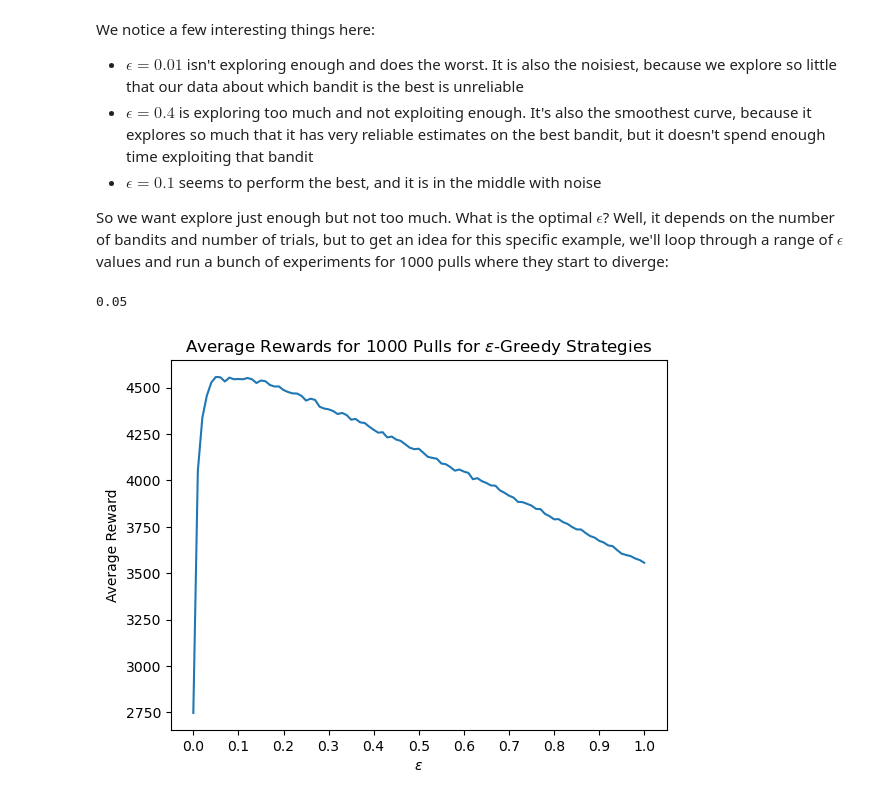
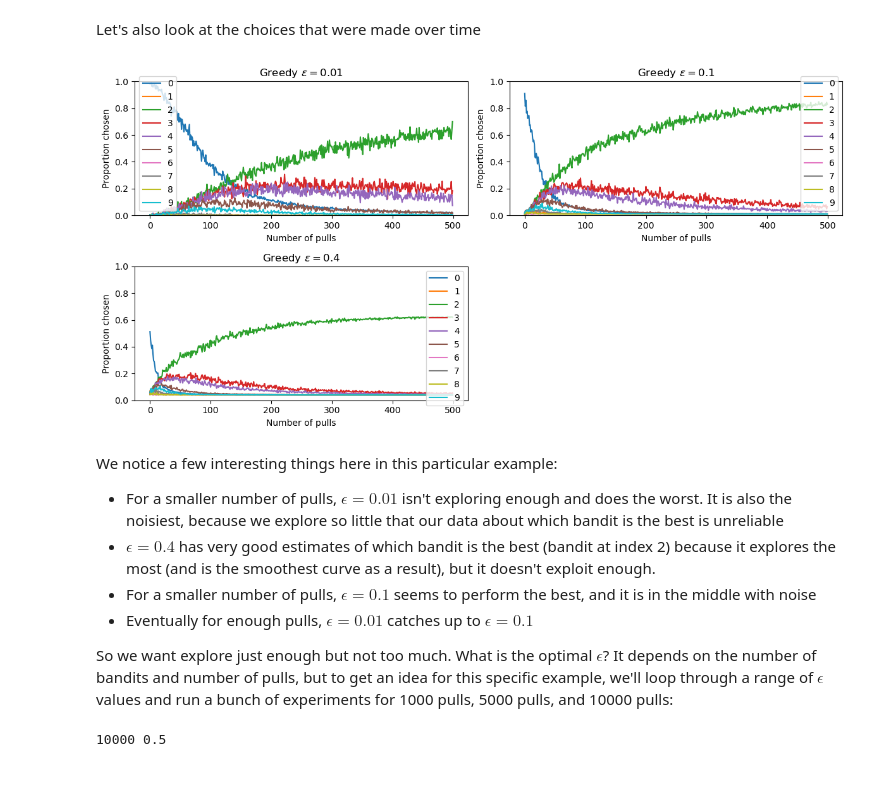
Before and after one commit to ursinus-cs477-f2023/CoursePage, a Jupyter notebook: ClassExercises/Week1_Bandit/BanditNotes.ipynb, the cells around one changed output. Saved outputs shown, nothing was run; the diff lists cells and outputs as text; code cells hidden in the pictures.

```diff
--- a/ClassExercises/Week1_Bandit/BanditNotes.ipynb
+++ b/ClassExercises/Week1_Bandit/BanditNotes.ipynb
@@ -164,26 +266,58 @@ Text(0.5, 1.0, '$\\epsilon$-Greedy Policy Results')
+# %% [markdown]
+Let's also look at the choices that were made over time
+# %%
+def plot_choices(total_pulls, results, key):
+    """
+    Make a plot of the proportion of times each bandit was chosen
+    """
+    prop = [[np.sum(results[key]["choices"][p] == k)
+             for p in range(len(total_pulls))]
+             for k in range(len(bandits))]
+    prop = np.array(prop)
+    prop = prop/np.sum(prop, axis=0, keepdims=True)
+    for k in range(len(bandits)):
+        plt.plot(prop[k, :])
+    plt.legend(["{}".format(i) for i in range(len(bandits))])
+    plt.title(key)
+    plt.xlabel("Number of pulls")
+    plt.ylabel("Proportion chosen")
+    plt.ylim([0, 1])
+
+plt.figure(figsize=(12, 6))
+plt.subplot(221)
+plot_choices(total_pulls, results, "Greedy $\\epsilon = 0.01$")
+plt.subplot(222)
+plot_choices(total_pulls, results, "Greedy $\\epsilon = 0.1$")
+plt.subplot(223)
+plot_choices(total_pulls, results, "Greedy $\\epsilon = 0.4$")
+plt.tight_layout()
+# %% [output]
+[figure, added]
 # %% [markdown]
-We notice a few interesting things here:
-* $\epsilon = 0.01$ isn't exploring enough and does the worst.  It is also the noisiest, because we explore so little that our data about which bandit is the best is unreliable
-* $\epsilon = 0.4$ is exploring too much and not exploiting enough.  It's also the smoothest curve, because it explores so much that it has very reliable estimates on the best bandit, but it doesn't spend enough time exploiting that bandit
-* $\epsilon = 0.1$ seems to perform the best, and it is in the middle with noise
+We notice a few interesting things here in this particular example:
 
-So we want explore just enough but not too much.  What is the optimal $\epsilon$?  Well, it depends on the number of bandits and number of trials, but to get an idea for this specific example, we'll loop through a range of $\epsilon$ values and run a bunch of experiments for 1000 pulls where they start to diverge:
+* For a smaller number of pulls, $\epsilon = 0.01$ isn't exploring enough and does the worst.  It is also the noisiest, because we explore so little that our data about which bandit is the best is unreliable
+* $\epsilon = 0.4$ has very good estimates of which bandit is the best (bandit at index 2) because it explores the most (and is the smoothest curve as a result), but it doesn't exploit enough.
+* For a smaller number of pulls, $\epsilon = 0.1$ seems to perform the best, and it is in the middle with noise
+* Eventually for enough pulls, $\epsilon = 0.01$ catches up to $\epsilon=0.1$
+
+So we want explore just enough but not too much.  What is the optimal $\epsilon$?  It depends on the number of bandits and number of pulls, but to get an idea for this specific example, we'll loop through a range of $\epsilon$ values and run a bunch of experiments for 1000 pulls, 5000 pulls, and 10000 pulls:
 # %%
-epsilons = np.linspace(0, 1, 101)
-avg_rewards = np.zeros_like(epsilons)
-for i, eps in enumerate(epsilons):
-    reward = 0
-    for j in range(n_experiments):
-        reward_j, _ = epsilon_greedy(bandits, total_pulls=1000, eps=eps)
-        reward += reward_j
-    avg_rewards[i] = reward/n_experiments
+fixed_pulls = [1000, 5000, 10000]
+
+epsilons = np.linspace(0, 0.5, 51)
+n_experiments_eps = 400
+avg_rewards_eps = {}
+for pulls in fixed_pulls:
+    avg_rewards = np.zeros_like(epsilons)
+    for i, eps in enumerate(epsilons):
+        ipd.clear_output()
+        print(pulls, eps)
+        reward = 0
+        for j in range(n_experiments_eps):
+            reward_j, _ = learn_bandit(bandits, total_pulls=pulls, eps_fn=eps)
+            reward += reward_j
+        avg_rewards[i] = reward/n_experiments_eps
+    avg_rewards_eps[pulls] = avg_rewards
+# %% [output]
+10000 0.5
-# %%
-plt.plot(epsilons, avg_rewards)
-plt.xlabel("$\epsilon$")
-plt.ylabel("Average Reward")
-plt.title("Average Rewards for 1000 Pulls for $\epsilon$-Greedy Strategies")
-plt.xticks(np.linspace(0, 1, 11))
-print(epsilons[np.argmax(avg_rewards)])
-# %% [output]
-0.05
-[figure, removed]
```
Also changed, not shown: parts of 23 cells of this notebook, 29 other files.
